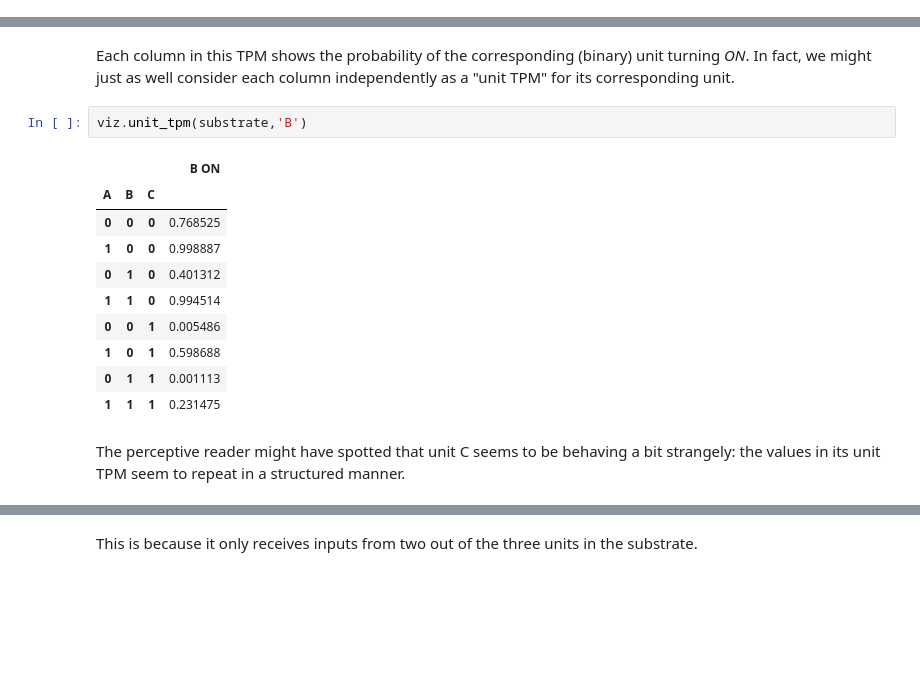
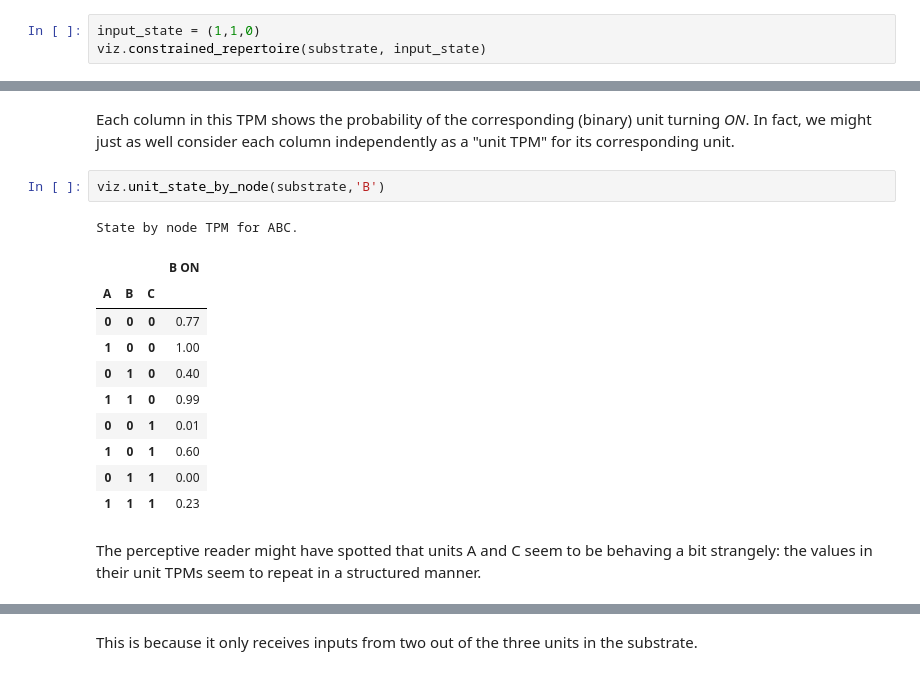
Before and after one commit to bjorneju/IIT_wiki_tutorial, a Jupyter notebook: notebooks/1_assessing_existence.ipynb, the cells around one changed output, grey strips where cells are left out. Saved outputs shown, nothing was run; the diff lists cells and outputs as text; blank space fills up the shorter version.

```diff
--- a/notebooks/1_assessing_existence.ipynb
+++ b/notebooks/1_assessing_existence.ipynb
@@ -104,0 +124,3 @@ Probability of transitioning from (1, 0, 0) to (0, 1, 0) is 0.485
+# %%
+input_state = (1,1,0)
+viz.constrained_repertoire(substrate, input_state)
@@ -212,18 +239,19 @@ viz.state_by_node_tpm(substrate)
 # %% [markdown]
 Each column in this TPM shows the probability of the corresponding (binary) unit turning *ON*. In fact, we might just as well consider each column independently as a "unit TPM" for its corresponding unit.
 # %%
-viz.unit_tpm(substrate,'B')
+viz.unit_state_by_node(substrate,'B')
 # %% [output]
+State by node TPM for ABC.
 |  |  |  | B ON |
 | A | B | C |  |
-| 0 | 0 | 0 | 0.768525 |
-| 1 | 0 | 0 | 0.998887 |
-| 0 | 1 | 0 | 0.401312 |
-| 1 | 1 | 0 | 0.994514 |
-| 0 | 0 | 1 | 0.005486 |
-| 1 | 0 | 1 | 0.598688 |
-| 0 | 1 | 1 | 0.001113 |
-| 1 | 1 | 1 | 0.231475 |
+| 0 | 0 | 0 | 0.77 |
+| 1 | 0 | 0 | 1.00 |
+| 0 | 1 | 0 | 0.40 |
+| 1 | 1 | 0 | 0.99 |
+| 0 | 0 | 1 | 0.01 |
+| 1 | 0 | 1 | 0.60 |
+| 0 | 1 | 1 | 0.00 |
+| 1 | 1 | 1 | 0.23 |
 # %% [markdown]
-The perceptive reader might have spotted that unit C seems to be behaving a bit strangely: the values in its unit TPM seem to repeat in a structured manner.
+The perceptive reader might have spotted that units A and C seem to be behaving a bit strangely: the values in their unit TPMs seem to repeat in a structured manner.
 # %%
```
Also changed, not shown: parts of 42 cells of this notebook, 3 other files.
